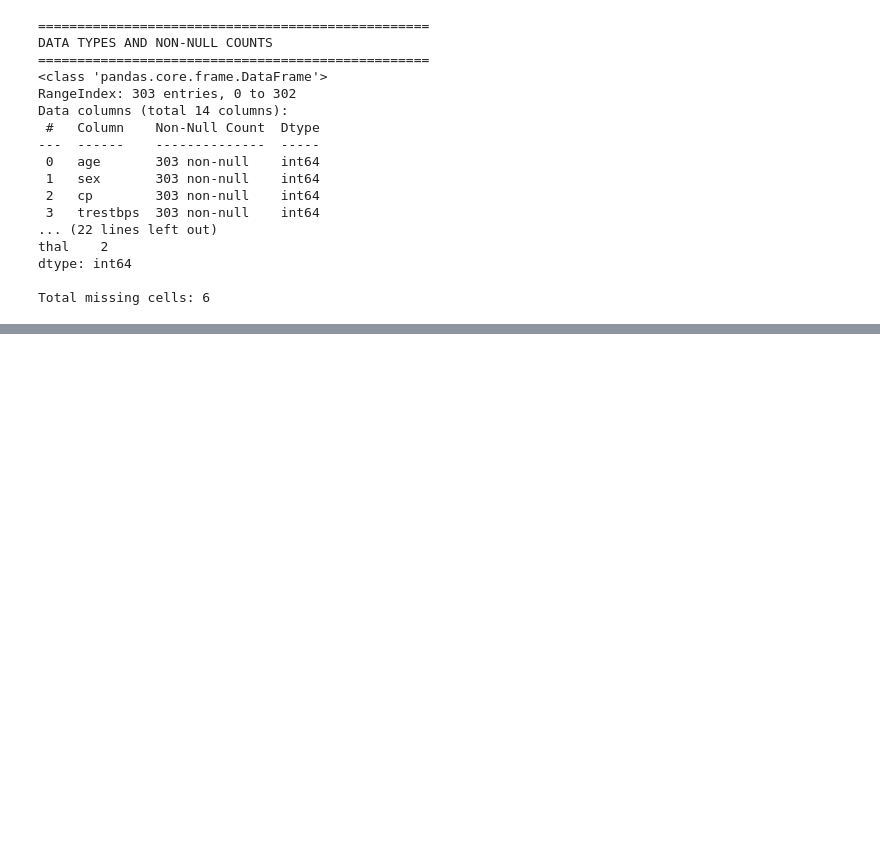
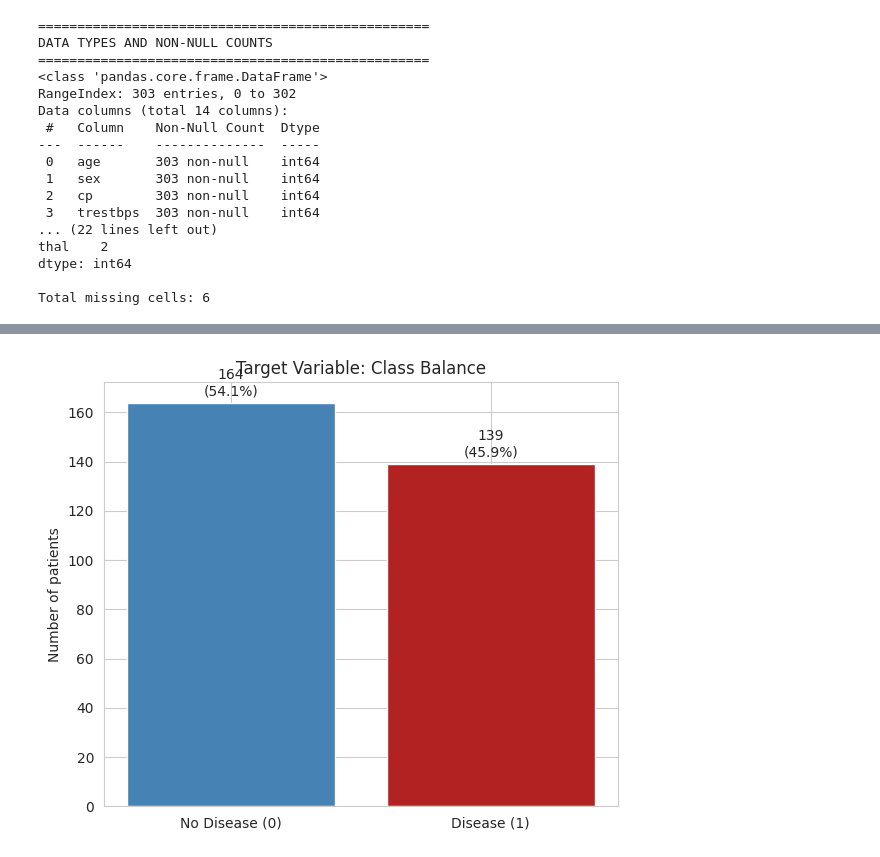
Before and after one commit to mugishaalex24682-cloud/bcs3101-capstone, a Jupyter notebook: notebooks/capstone.ipynb, the cells around one changed output, grey strips where cells are left out. Saved outputs shown, nothing was run; the diff lists cells and outputs as text; code cells hidden in the pictures; blank space fills up the shorter version.

```diff
--- a/notebooks/capstone.ipynb
+++ b/notebooks/capstone.ipynb
@@ -84,0 +167,12 @@ Total missing cells: 6
+# %%
+# Step 3 (re-run): Binarise the target
+df['target'] = (df['num'] > 0).astype(int)
+df = df.drop(columns=['num'])
+
+# Verify
+print("Shape:", df.shape)
+print("Columns:", df.columns.tolist())
+print("\nTarget distribution:")
+print(df['target'].value_counts().sort_index())
+print(f"\nProportions:")
+print(df['target'].value_counts(normalize=True).round(3))
@@ -84,0 +194,18 @@ Total missing cells: 6
+# %%
+fig, ax = plt.subplots(figsize=(6, 5))
+
+counts = df['target'].value_counts().sort_index()
+bars = ax.bar(['No Disease (0)', 'Disease (1)'], counts.values,
+              color=['steelblue', 'firebrick'])
+
+for bar, count in zip(bars, counts.values):
+    ax.text(bar.get_x() + bar.get_width()/2, count + 3,
+            f'{count}\n({count/len(df)*100:.1f}%)', ha='center')
+
+ax.set_title('Target Variable: Class Balance')
+ax.set_ylabel('Number of patients')
+plt.tight_layout()
+plt.savefig('target_balance.png', dpi=100, bbox_inches='tight')
+plt.show()
+# %% [output]
+[figure, added]
```
Also changed, not shown: parts of 7 cells of this notebook.
